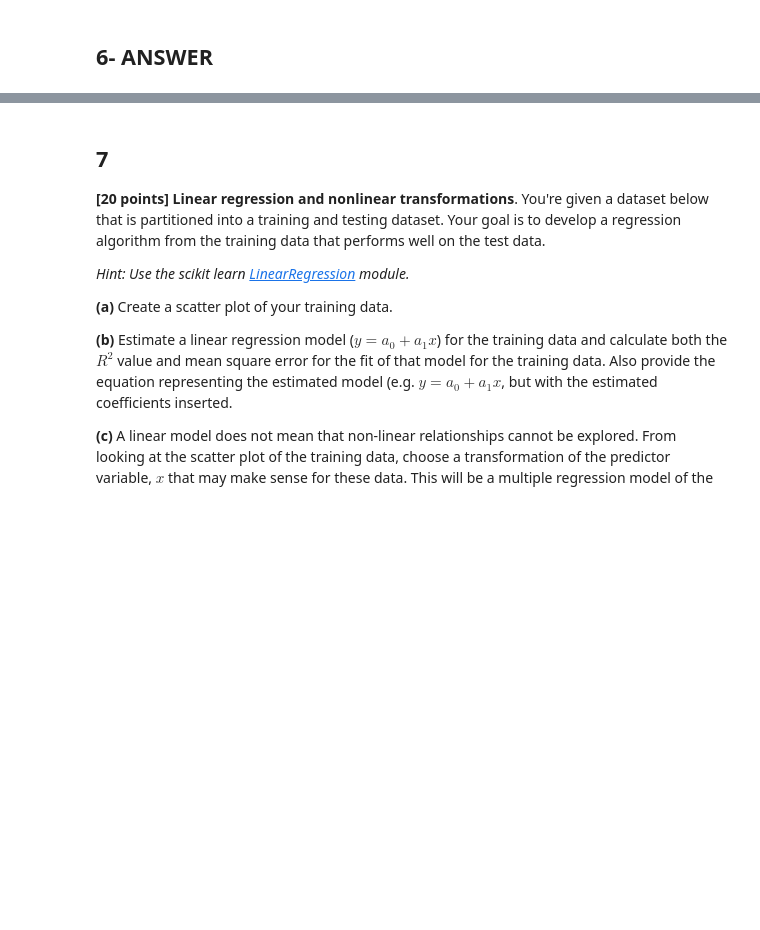
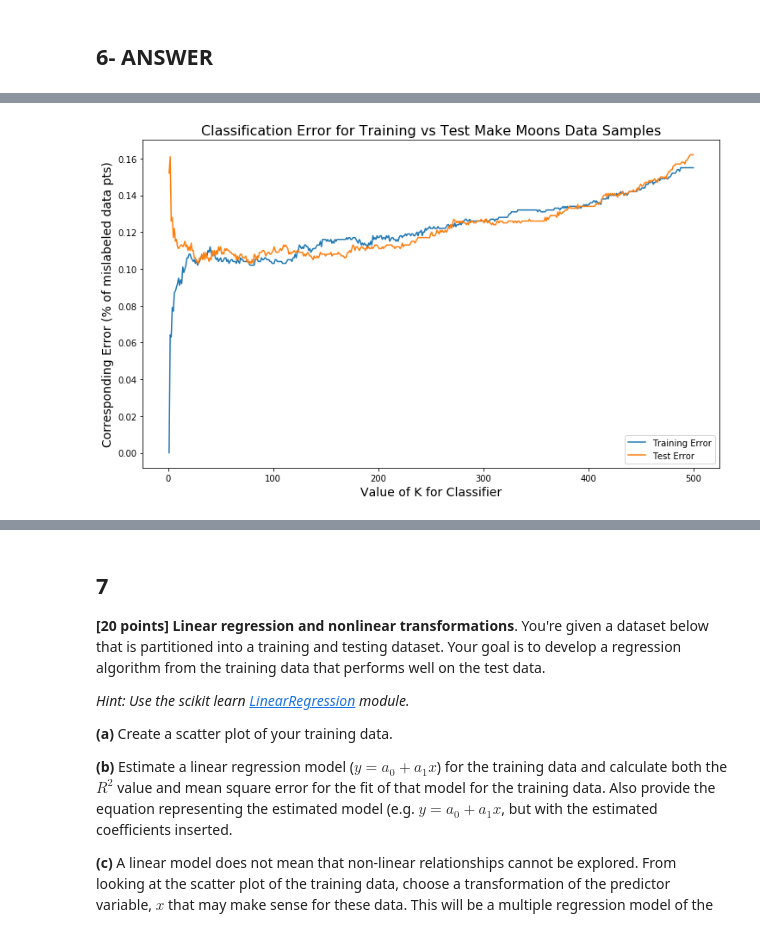
Before and after one commit to aryoung2010/machine-learning-course, a Jupyter notebook: Assignment 2_AY_FINAL.ipynb, the cells around one changed output, grey strips where cells are left out. Cells and saved outputs as stored; diff of their text form; code cells hidden in the pictures; blank space fills up the shorter version.

```diff
--- a/Assignment 2_AY_FINAL.ipynb
+++ b/Assignment 2_AY_FINAL.ipynb
@@ -1027,0 +1084,49 @@ plt.scatter(data =dataset_test,x= 'x1', y ='x2' , c='y')
+# %%
+# B
+#====================================================
+# Train kNN Classifier k 1:500 on Train and Test Data
+#====================================================
+import matplotlib.pyplot as plt
+import sklearn as sklearn
+from sklearn import metrics
+
+# set up array to hold error
+error_train = []
+error_test = []
+
+# set up datasets to runn through classifier from make_mood data
+train_x = dataset_train[['x1', 'x2']].values
+train_y = dataset_train_y['y'].values
+test_x = dataset_test[['x1','x2']].values
+test_y = dataset_test_y['y'].values
+
+#create lots of Classifiers for test data
+for k in range(1,501):
+    golden6= KNeighborsClassifier(n_neighbors=k)
+    golden6.fit(train_x, train_y)
+    y_pred6 = golden6.predict (train_x)
+    error_train.append(1-sklearn.metrics.accuracy_score(train_y, y_pred6))
+
+
+
+#create lots of Classifiers for test data
+for k in range(1,501):
+    golden66= KNeighborsClassifier(n_neighbors=k)
+    golden66.fit(train_x, train_y)
+    y_pred66 = golden66.predict (test_x)
+    error_test.append(1-sklearn.metrics.accuracy_score(test_y, y_pred66))
+
+
+#plot chart
+plt.figure(figsize= (12,7))
+
+plt.plot(range(1,501), error_train, label= "Training Error")
+plt.plot(range(1,501), error_test, label= "Test Error")
+plt.title("Classification Error for Training vs Test Make Moons Data Samples", fontsize=16)
+plt.xlabel("Value of K for Classifier", fontsize=14)
+plt.ylabel("Corresponding Error (% of mislabeled data pts)", fontsize=14)
+plt.legend()
+
+plt.show()
+# %% [output]
+[figure, added]
```
Also changed, not shown: parts of 25 cells of this notebook.
